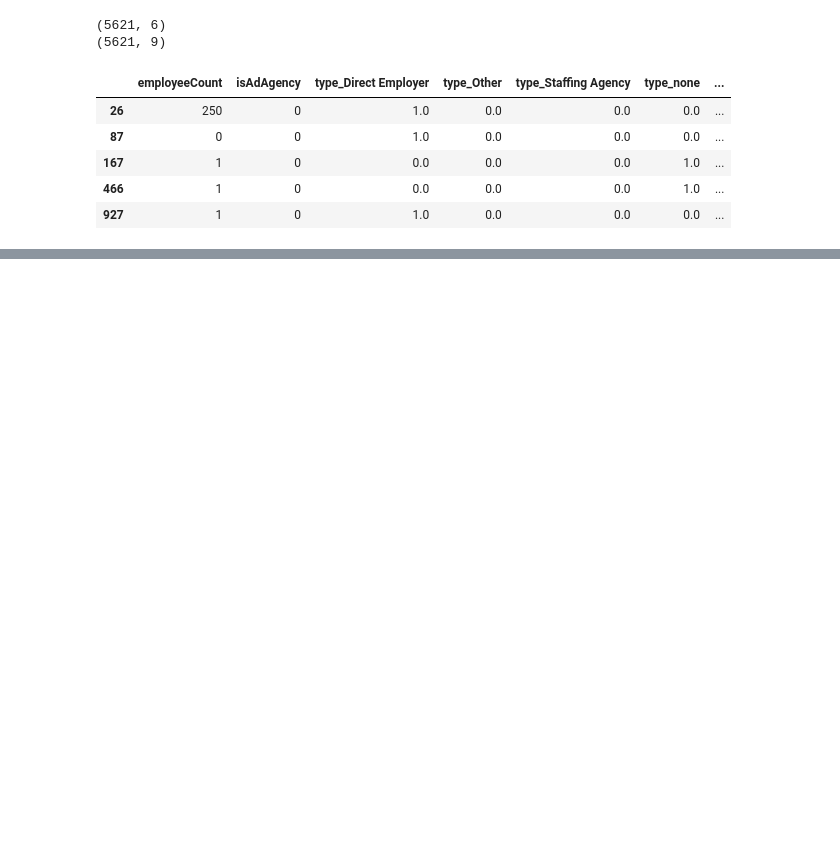
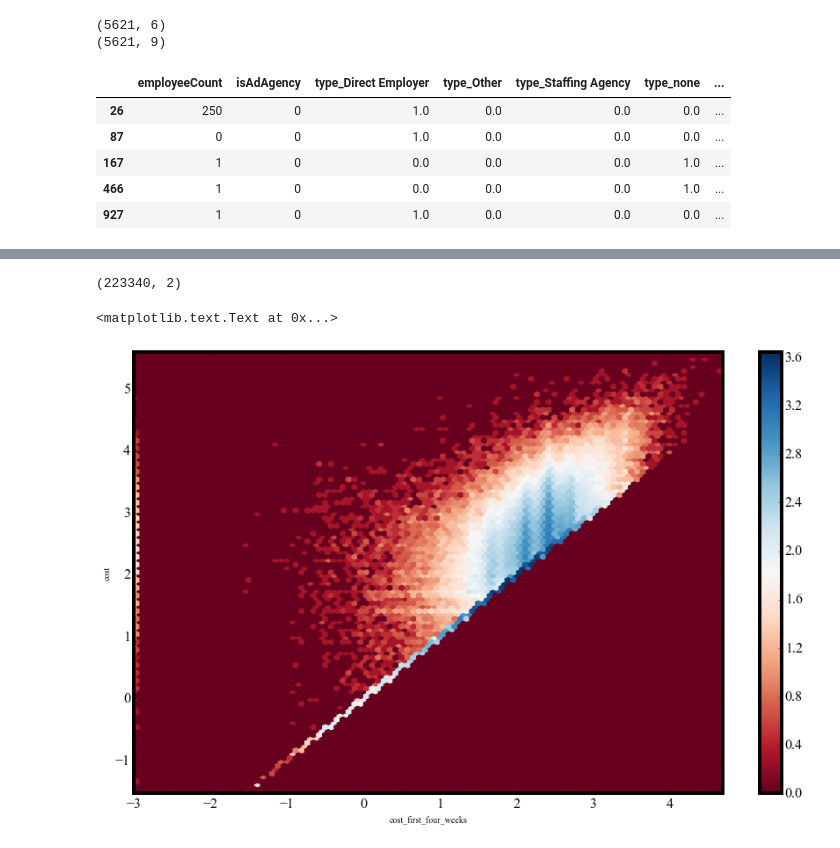
Before and after one commit to gmsardane/employer-ltv, a Jupyter notebook: ltv-calculation.ipynb, the cells around one changed output, grey strips where cells are left out. Drawn from its saved outputs; the diff is of its cells as text; code cells hidden in the pictures; blank space fills up the shorter version.

Commit message:
Now committing data binning and hexbin plots. Also includes the fits to the binned data.

```diff
--- a/ltv-calculation.ipynb
+++ b/ltv-calculation.ipynb
@@ -403,5 +382,0 @@ to_be_predicted_data_google_clean_X.head()
-# %%
-import visuals as vs
-sns.set_context("notebook", font_scale=1.5, rc={"lines.linewidth": 2.5})
-sns.set_style("white")
-vs.ModelLearning(to_be_predicted_data_clean_cluster.drop('cost_first_four_weeks', axis=1), to_be_predicted_data_clean_cluster.cost_first_four_weeks)
@@ -447,17 +382,0 @@ Name: cost, dtype: float64
-# %%
-sns.set_style("ticks", {"xtick.major.size": 8, "ytick.major.size": 8})
-sns.set_style({"xtick.direction": "in","ytick.direction": "in"})
-plt.scatter(y_test, pred, alpha = 0.5)#, s = np.abs(y_test-pred)/y_test, color = 'red')
-plt.xlabel(r"True Sale Price [$\times 10^{5} $ USD]", fontsize = 30);
-plt.ylabel(r"Predicted [$\times 10^{5} $ USD]", fontsize = 30);
-plt.minorticks_on()
-plt.tight_layout()
-plt.plot(np.arange(0,10, 1), np.arange(0,10, 1), 'k--')
-plt.tick_params('both', length=8, width=2, which='minor');
-plt.tick_params('both', length=12, width=3, which='major');
-plt.xlim(0,  0.5e4)
-plt.ylim(0,  0.5e4)
-plt.xticks(fontsize=20)
-plt.yticks(fontsize=20)
-
-#plt.savefig("FinalModel_linear_all.pdf")
@@ -655,0 +385,2 @@ a
+# %%
+to_be_predicted_data.loc[to_be_predicted_data['cost_first_four_weeks'] == 0, 'cost_first_four_weeks'] = 1e-3
@@ -655,0 +393,3 @@ a
+# %%
+to_bin = np.log10(to_be_predicted_data[['cost', 'cost_first_four_weeks']])
+to_bin.head()
@@ -655,0 +403,13 @@ a
+# %%
+np.shape(to_bin)
+# %% [output]
+(223340, 2)
+# %%
+plt.hexbin(to_bin.cost_first_four_weeks, to_bin.cost,  bins='log', cmap=plt.cm.RdBu)
+cb = plt.colorbar()
+cb.set_label('')
+plt.xlabel('cost_first_four_weeks')
+plt.ylabel('cost')
+# %% [output]
+<matplotlib.text.Text at 0x...>
+[figure, added]
```
Also changed, not shown: parts of 42 cells of this notebook.
